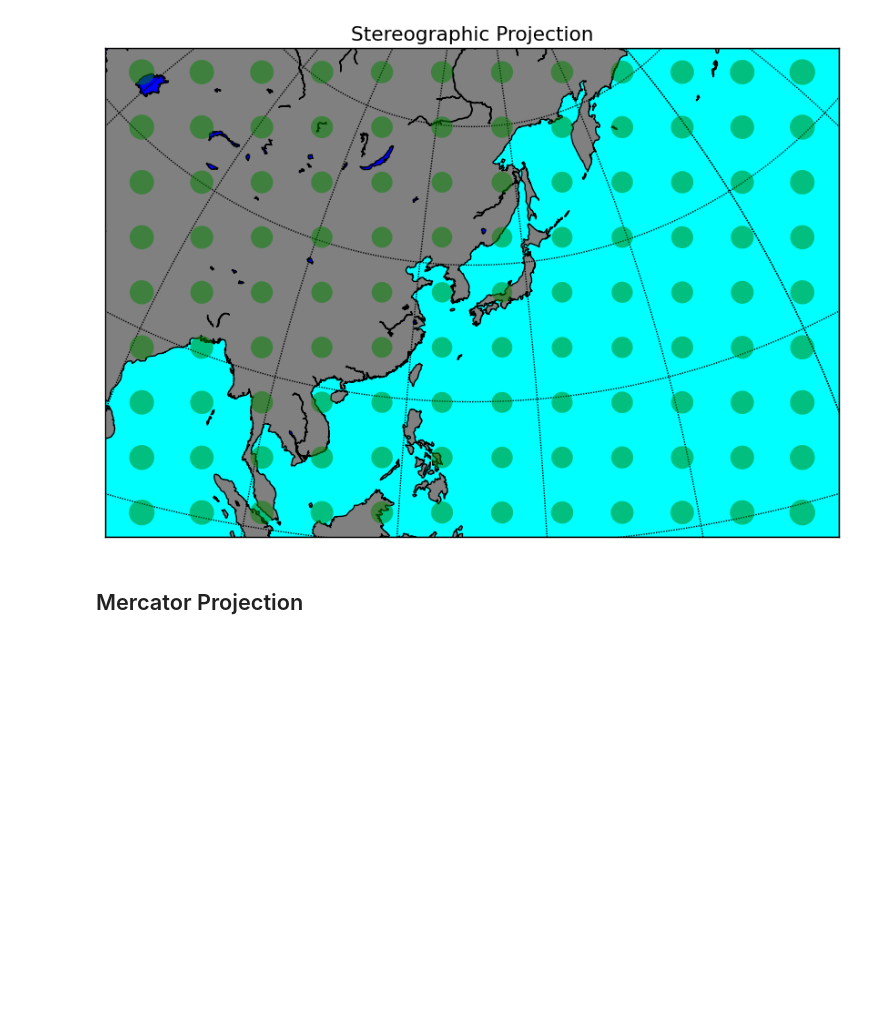
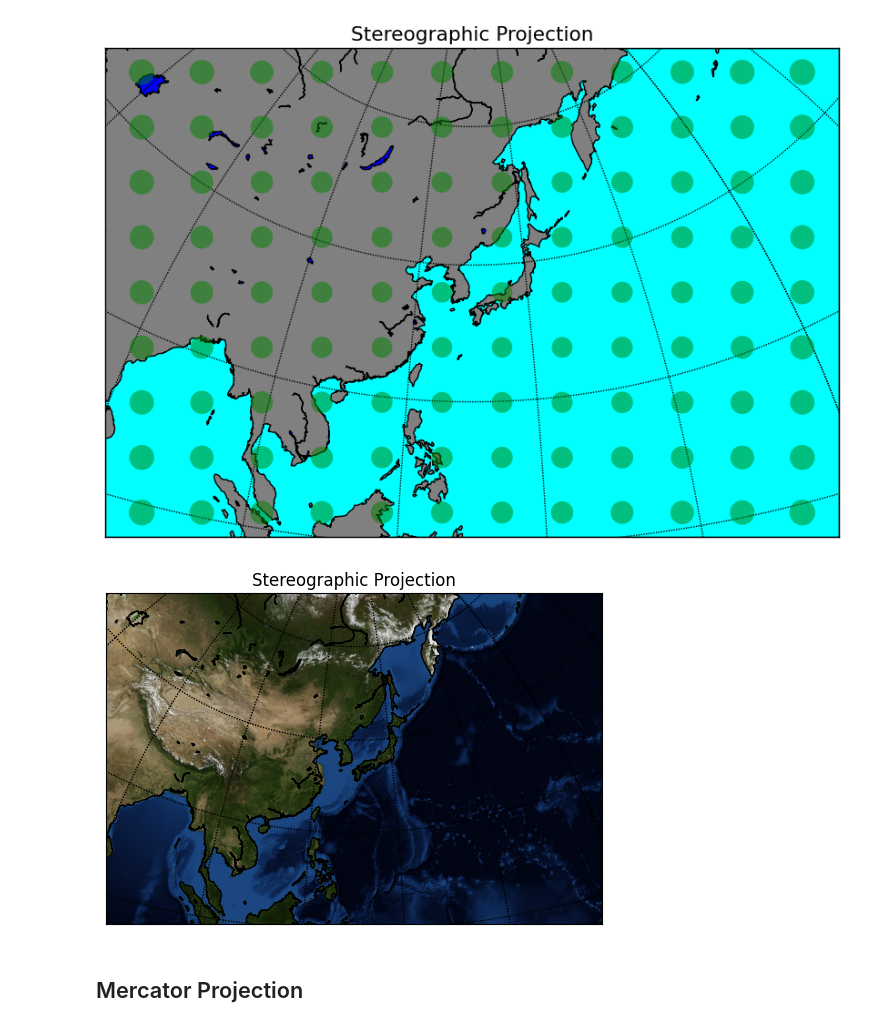
Before and after one commit to ksm999/QuantumComputing, a Jupyter notebook: Projection_Method_3D_to_2D.ipynb, the cells around one changed output. Drawn from its saved outputs; the diff is of its cells as text; code cells hidden in the pictures; blank space fills up the shorter version.

```diff
--- a/Projection_Method_3D_to_2D.ipynb
+++ b/Projection_Method_3D_to_2D.ipynb
@@ -134,6 +130,20 @@ plt.title("Stereographic Projection")
 plt.show()
 # %% [output]
 [figure]
+# %%
+m = Basemap(width=12000000, height=8000000,
+            resolution='l', projection='stere',
+            lat_ts=50, lat_0=36, lon_0=130.)
+m.drawcoastlines()
+# Draw parallels and meridians.
+m.drawparallels(np.arange(-80.,81.,20.))
+m.drawmeridians(np.arange(-180.,181.,20.))
+# Draw tissot's indicatrix to show distortion.
+m.bluemarble()
+plt.title("Stereographic Projection")
+plt.show()
+# %% [output]
+[figure, added]
 # %% [markdown]
 ## Mercator Projection
 # %%
```
Also changed, not shown: parts of 2 cells of this notebook.
